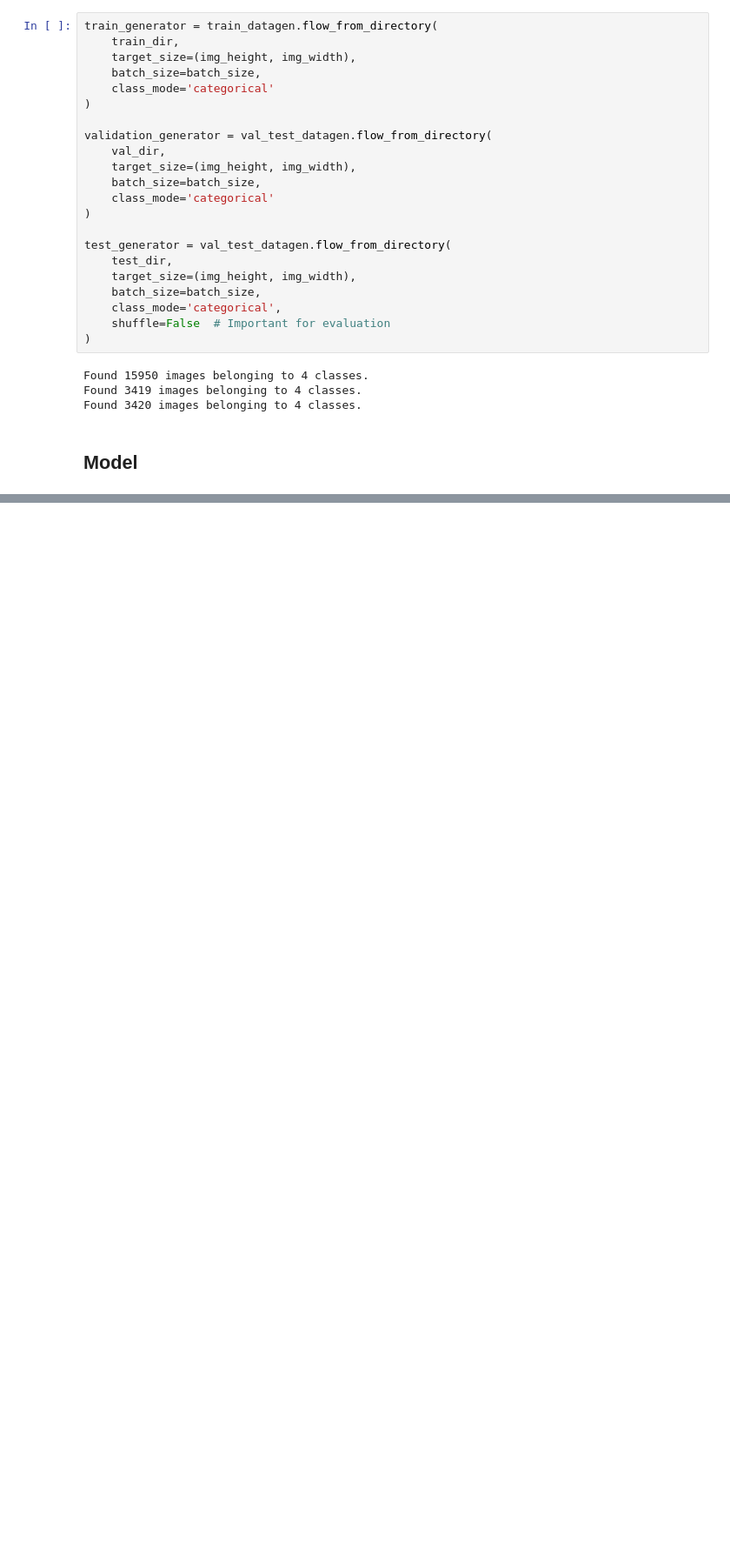
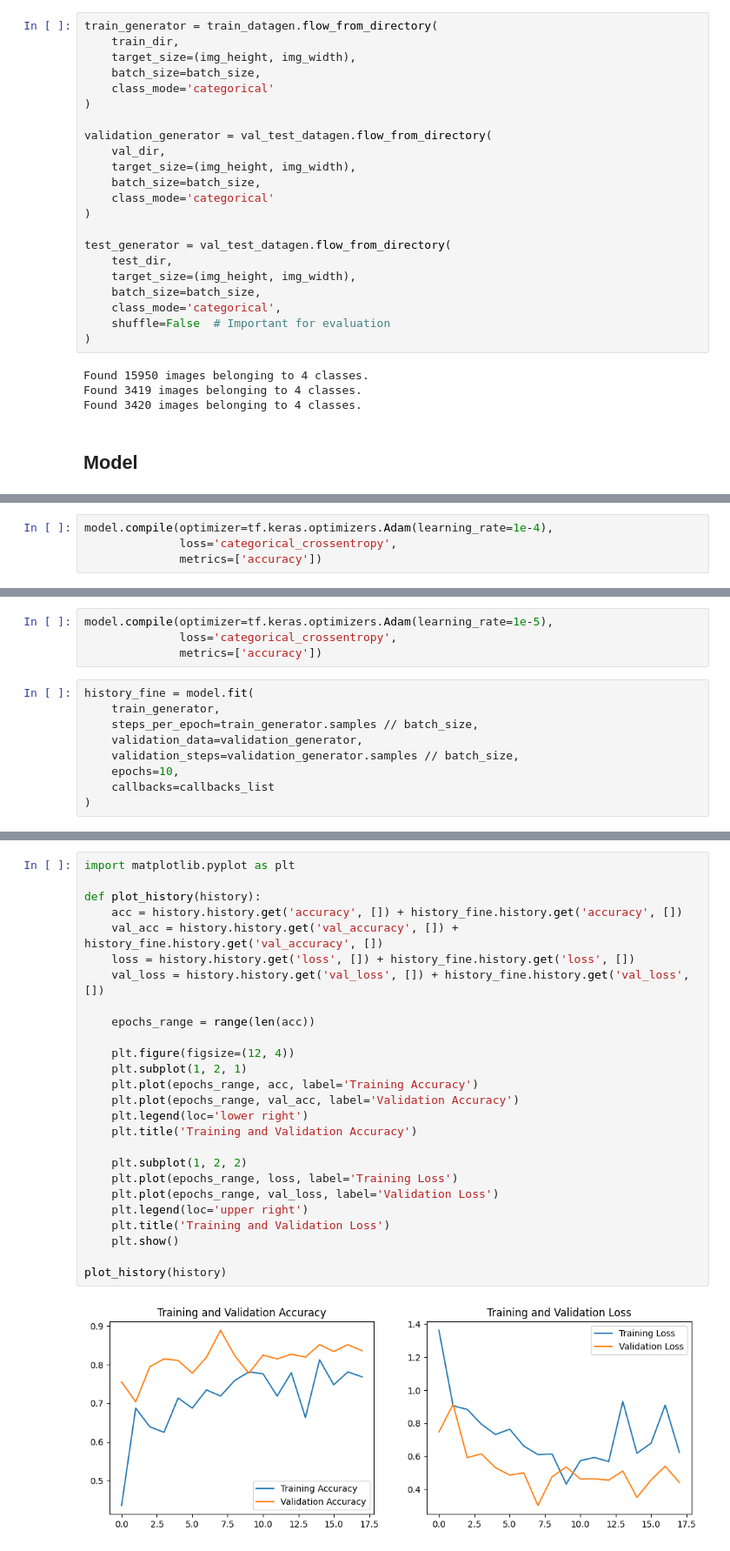
Before and after one commit to eshaanmathakari/bios-final, a Jupyter notebook: bios-model.ipynb, the cells around one changed output, grey strips where cells are left out. Shown at 87% size. Saved outputs shown, nothing was run; the diff lists cells and outputs as text; blank space fills up the shorter version.

Commit message:
added code for performing classification based on Imagenet

```diff
--- a/bios-model.ipynb
+++ b/bios-model.ipynb
@@ -194,0 +219,4 @@ Found 3420 images belonging to 4 classes.
+# %%
+model.compile(optimizer=tf.keras.optimizers.Adam(learning_rate=1e-4),
+              loss='categorical_crossentropy',
+              metrics=['accuracy'])
@@ -194,0 +354,13 @@ Found 3420 images belonging to 4 classes.
+# %%
+model.compile(optimizer=tf.keras.optimizers.Adam(learning_rate=1e-5),
+              loss='categorical_crossentropy',
+              metrics=['accuracy'])
+# %%
+history_fine = model.fit(
+    train_generator,
+    steps_per_epoch=train_generator.samples // batch_size,
+    validation_data=validation_generator,
+    validation_steps=validation_generator.samples // batch_size,
+    epochs=10,
+    callbacks=callbacks_list
+)
@@ -194,0 +434,28 @@ Found 3420 images belonging to 4 classes.
+# %%
+import matplotlib.pyplot as plt
+
+def plot_history(history):
+    acc = history.history.get('accuracy', []) + history_fine.history.get('accuracy', [])
+    val_acc = history.history.get('val_accuracy', []) + history_fine.history.get('val_accuracy', [])
+    loss = history.history.get('loss', []) + history_fine.history.get('loss', [])
+    val_loss = history.history.get('val_loss', []) + history_fine.history.get('val_loss', [])
+
+    epochs_range = range(len(acc))
+
+    plt.figure(figsize=(12, 4))
+    plt.subplot(1, 2, 1)
+    plt.plot(epochs_range, acc, label='Training Accuracy')
+    plt.plot(epochs_range, val_acc, label='Validation Accuracy')
+    plt.legend(loc='lower right')
+    plt.title('Training and Validation Accuracy')
+
+    plt.subplot(1, 2, 2)
+    plt.plot(epochs_range, loss, label='Training Loss')
+    plt.plot(epochs_range, val_loss, label='Validation Loss')
+    plt.legend(loc='upper right')
+    plt.title('Training and Validation Loss')
+    plt.show()
+
+plot_history(history)
+# %% [output]
+[figure, added]
```
Also changed, not shown: parts of 17 cells of this notebook.
